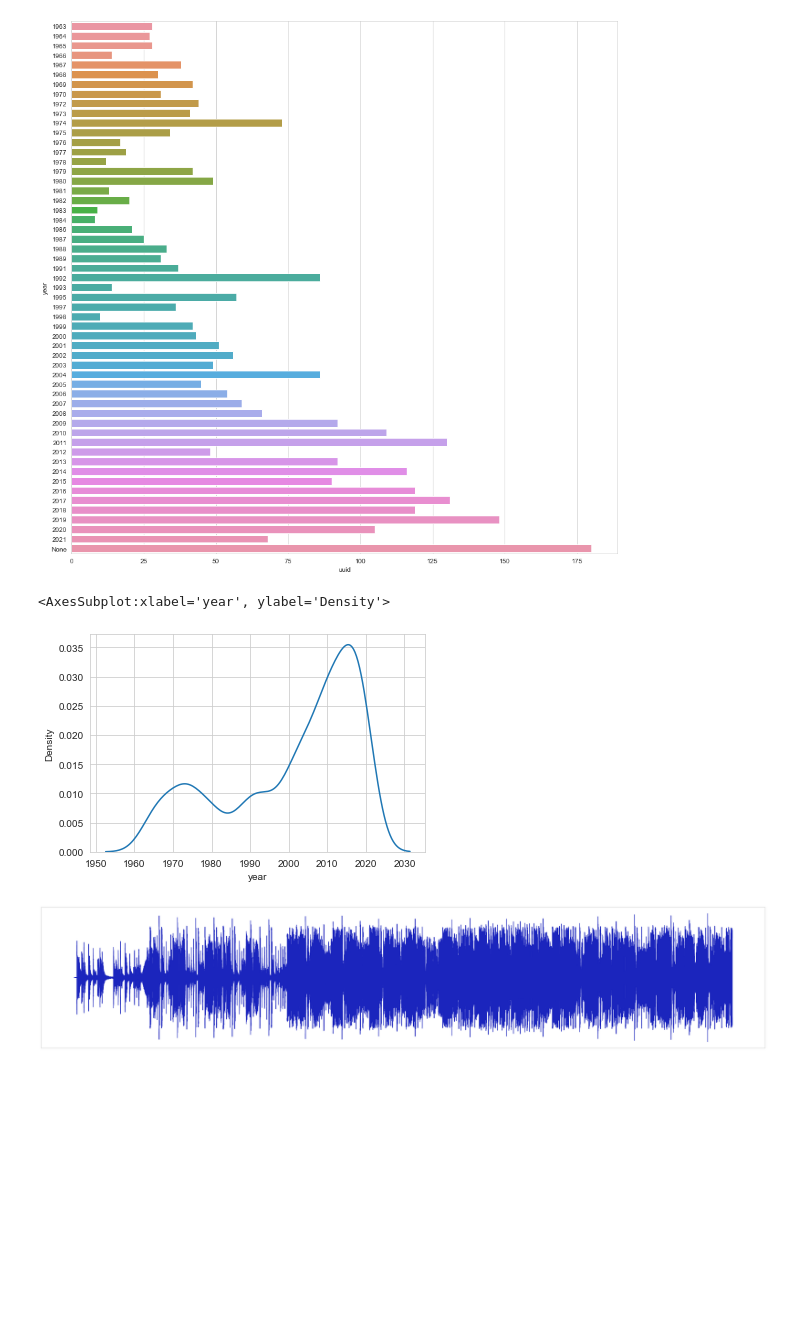
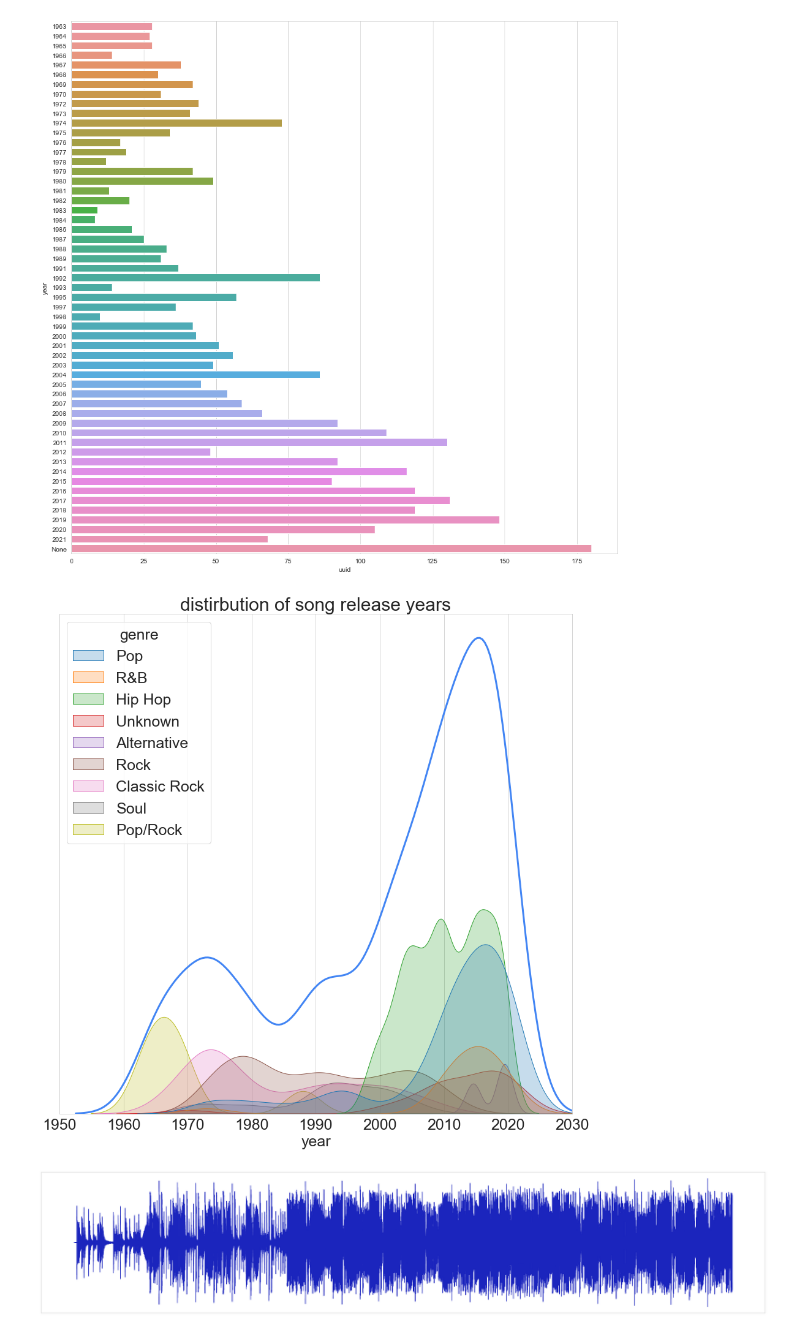
Before and after one commit to Pliploop/Spectrogram_Artist_Recognition, a Jupyter notebook: notebooks/Exploration.ipynb, the cells around one changed output. Drawn from its saved outputs; the diff is of its cells as text; code cells hidden in the pictures; blank space fills up the shorter version.

```diff
--- a/notebooks/Exploration.ipynb
+++ b/notebooks/Exploration.ipynb
@@ -64,11 +83,20 @@ sns.barplot(data=dataset.groupby('year').count().reset_index().sort_values('year
 # %% [output]
 <AxesSubplot:xlabel='uuid', ylabel='year'>
 [figure]
-# %%
-sns.kdeplot(dataset.year[dataset.year != 'None'].apply(lambda x:x[0:4]).astype(int))
-# %% [output]
-<AxesSubplot:xlabel='year', ylabel='Density'>
-[figure, removed]
+# %%
+import matplotlib
+fig,ax= plt.subplots(figsize=(15,15))
+sns.kdeplot(dataset.year[dataset.year != 'None'].apply(lambda x:x[0:4]).astype(int),color='#4285f4ff',linewidth=3,shade=False)
+
+matplotlib.rcParams.update({'font.size': 25})
+
+ax.set(ylabel='',yticks=[],xlim = (1950,2030),title='distirbution of song release years')
+sns.kdeplot(
+    data=dataset, x=dataset.year[dataset.year != 'None'].apply(lambda x:x[0:4]).astype(int), hue="genre", fill=True,ax=ax)
+
+plt.savefig('Outputs/yeardist.png')
+# %% [output]
+[figure, added]
 # %%
 file_dir = '../data/data.unsplit_data'
 # %%
```
Also changed, not shown: parts of 9 cells of this notebook, 8 other files.
